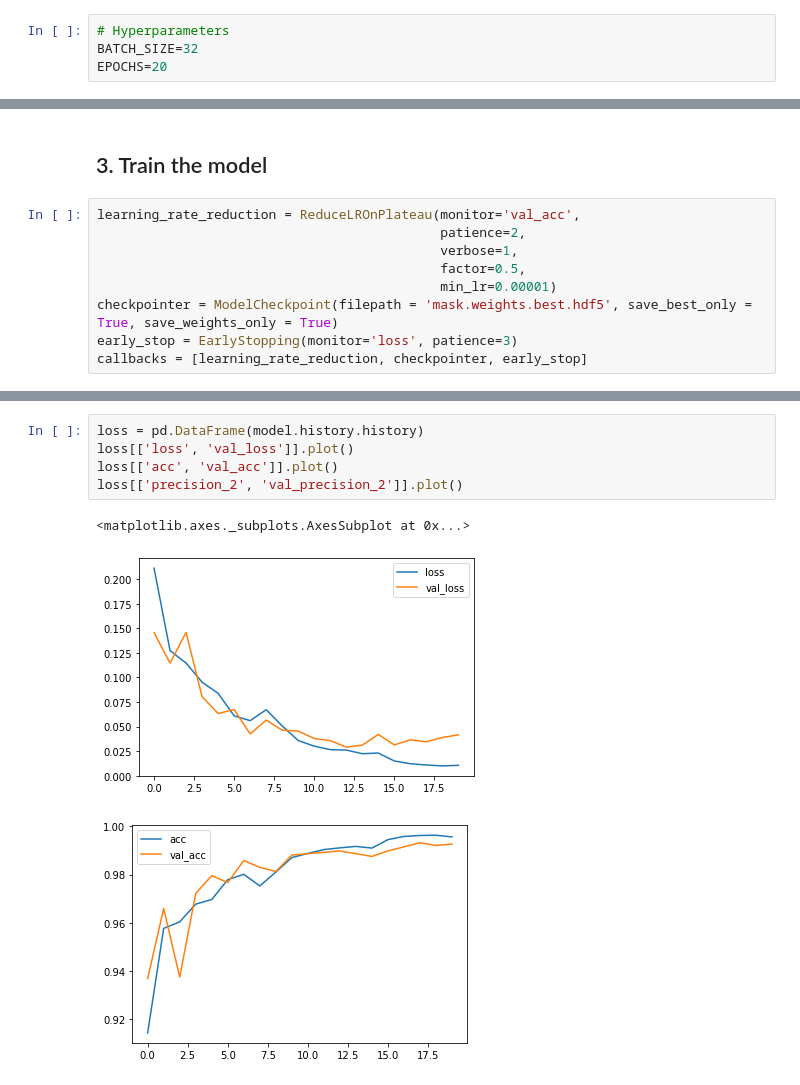
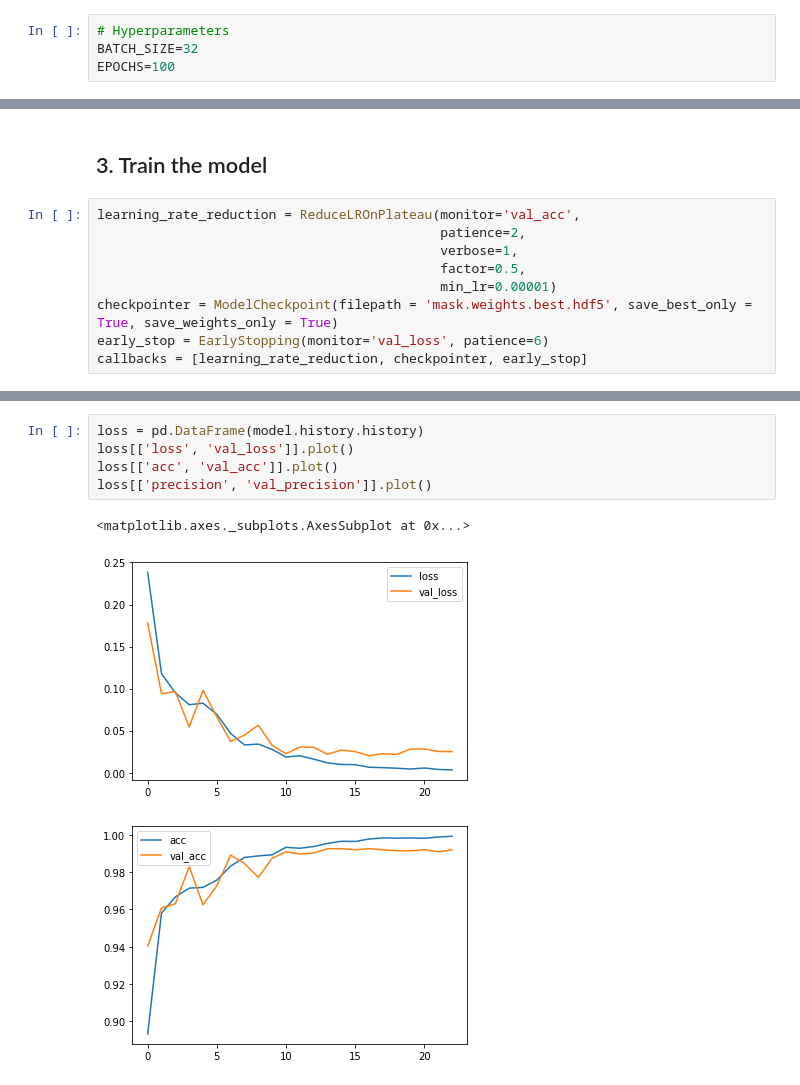
Before and after one commit to EduFdezSoy/safety-first, a Jupyter notebook: original_model.ipynb, the cells around one changed output, grey strips where cells are left out. Drawn from its saved outputs; the diff is of its cells as text.

```diff
--- a/original_model.ipynb
+++ b/original_model.ipynb
@@ -99,7 +105,7 @@ print(df['image'][0])
 # %%
 # Hyperparameters
 BATCH_SIZE=32
-EPOCHS=20
+EPOCHS=100
 # %%
 #split data into train and valid set
 train_df, valid_df = train_test_split(df, test_size = 0.15, stratify = df['category'], random_state = 3)
@@ -191,7 +204,7 @@ learning_rate_reduction = ReduceLROnPlateau(monitor='val_acc',
                                             factor=0.5,
                                             min_lr=0.00001)
 checkpointer = ModelCheckpoint(filepath = 'mask.weights.best.hdf5', save_best_only = True, save_weights_only = True)
-early_stop = EarlyStopping(monitor='loss', patience=3)
+early_stop = EarlyStopping(monitor='val_loss', patience=6)
 callbacks = [learning_rate_reduction, checkpointer, early_stop]
 # %%
 start = time.time()
@@ -226,9 +239,9 @@ Total time:  243.72427463531494 seconds
 # %%
 loss = pd.DataFrame(model.history.history)
 loss[['loss', 'val_loss']].plot()
 loss[['acc', 'val_acc']].plot()
-loss[['precision_2', 'val_precision_2']].plot()
+loss[['precision', 'val_precision']].plot()
 # %% [output]
 <matplotlib.axes._subplots.AxesSubplot at 0x...>
-[figure, old version]
+[figure, new version]
-[figure, old version]
+[figure, new version]
```
Also changed, not shown: parts of 10 cells of this notebook.
